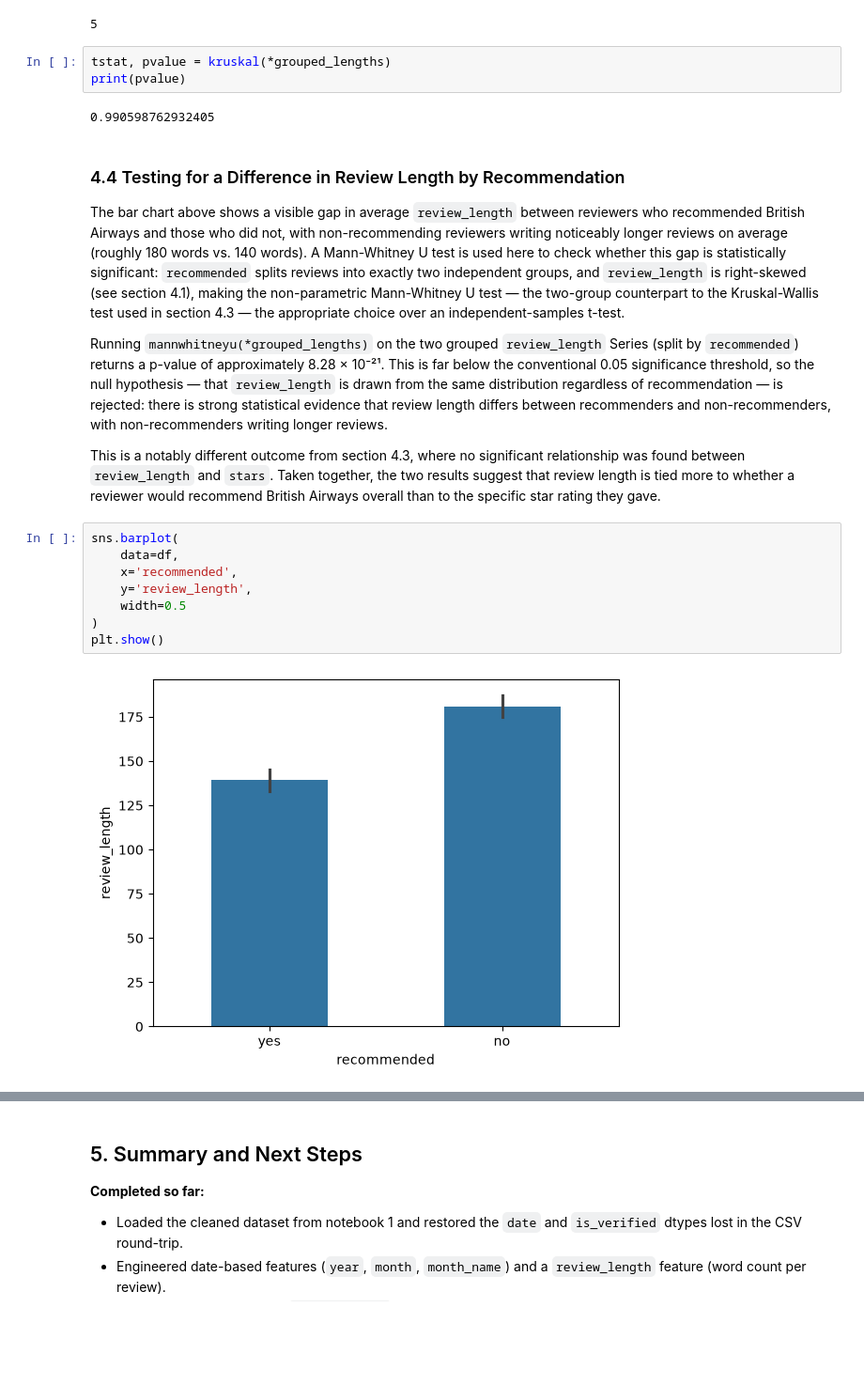
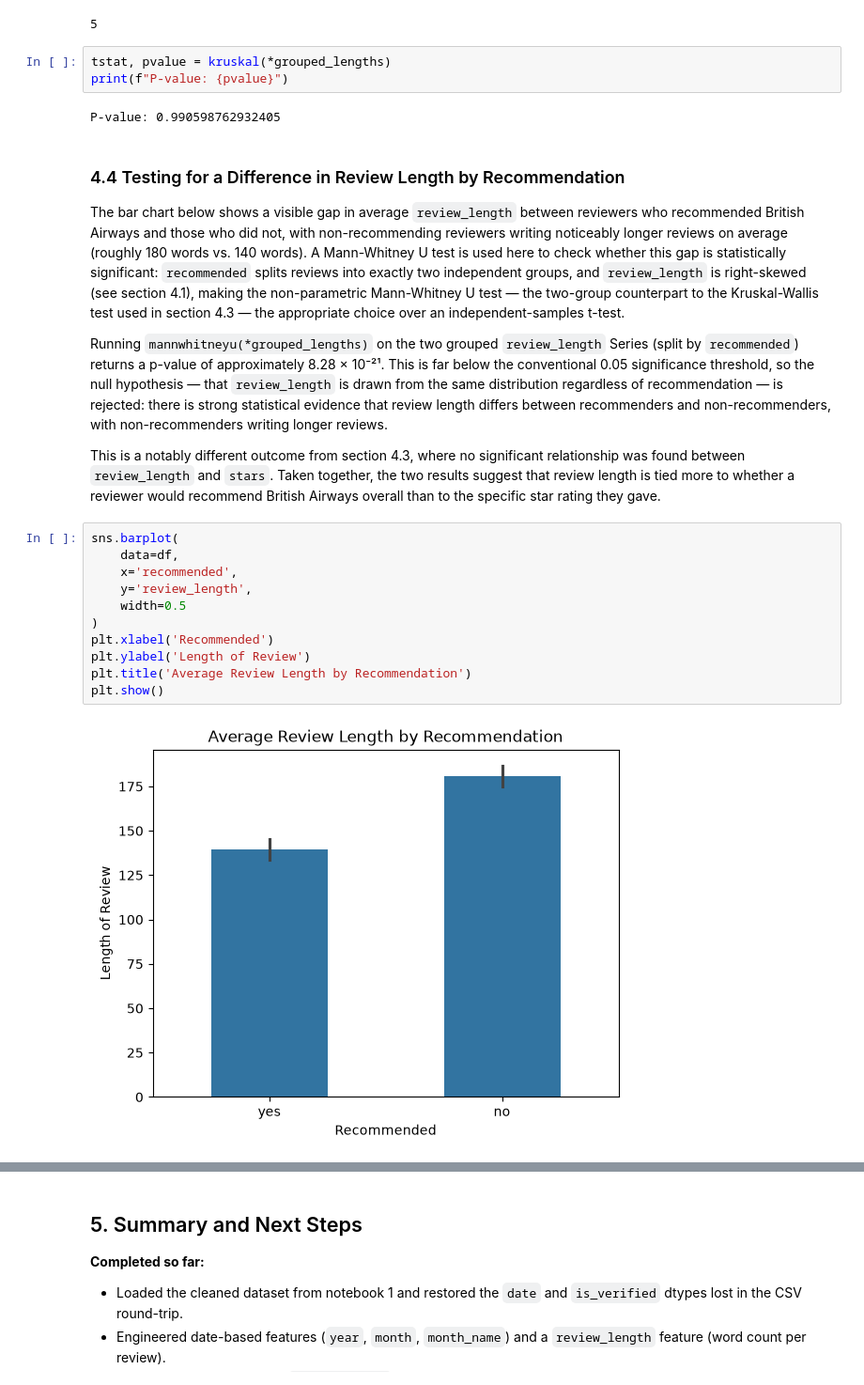
Before and after one commit to m4h1m03/data-analysis-project, a Jupyter notebook: notebooks/02_feature_engineering_eda.ipynb, the cells around one changed output, grey strips where cells are left out. Shown at 94% size. Saved outputs shown, nothing was run; the diff lists cells and outputs as text; blank space fills up the shorter version.

```diff
--- a/notebooks/02_feature_engineering_eda.ipynb
+++ b/notebooks/02_feature_engineering_eda.ipynb
@@ -264,13 +267,13 @@ print(len(grouped_lengths))
 5
 # %%
 tstat, pvalue = kruskal(*grouped_lengths)
-print(pvalue)
+print(f"P-value: {pvalue}")
 # %% [output]
-0.990598762932405
+P-value: 0.990598762932405
 # %% [markdown]
 ### 4.4 Testing for a Difference in Review Length by Recommendation
 
-The bar chart above shows a visible gap in average `review_length` between reviewers who recommended British Airways and those who did not, with non-recommending reviewers writing noticeably longer reviews on average (roughly 180 words vs. 140 words). A Mann-Whitney U test is used here to check whether this gap is statistically significant: `recommended` splits reviews into exactly two independent groups, and `review_length` is right-skewed (see section 4.1), making the non-parametric Mann-Whitney U test — the two-group counterpart to the Kruskal-Wallis test used in section 4.3 — the appropriate choice over an independent-samples t-test.
+The bar chart below shows a visible gap in average `review_length` between reviewers who recommended British Airways and those who did not, with non-recommending reviewers writing noticeably longer reviews on average (roughly 180 words vs. 140 words). A Mann-Whitney U test is used here to check whether this gap is statistically significant: `recommended` splits reviews into exactly two independent groups, and `review_length` is right-skewed (see section 4.1), making the non-parametric Mann-Whitney U test — the two-group counterpart to the Kruskal-Wallis test used in section 4.3 — the appropriate choice over an independent-samples t-test.
 
 Running `mannwhitneyu(*grouped_lengths)` on the two grouped `review_length` Series (split by `recommended`) returns a p-value of approximately 8.28 × 10⁻²¹. This is far below the conventional 0.05 significance threshold, so the null hypothesis — that `review_length` is drawn from the same distribution regardless of recommendation — is rejected: there is strong statistical evidence that review length differs between recommenders and non-recommenders, with non-recommenders writing longer reviews.
 
@@ -278,13 +281,16 @@ This is a notably different outcome from section 4.3, where no significant relat
 # %%
 sns.barplot(
     data=df,
     x='recommended',
     y='review_length',
     width=0.5
 )
+plt.xlabel('Recommended')
+plt.ylabel('Length of Review')
+plt.title('Average Review Length by Recommendation')
 plt.show()
 # %% [output]
-[figure, old version]
+[figure, new version]
 # %%
 grouped_lengths = [group for name, group in df.groupby('recommended')['review_length']]
 tstat, pvalue = mannwhitneyu(*grouped_lengths)
```
Also changed, not shown: parts of 3 cells of this notebook, 1 other file.
